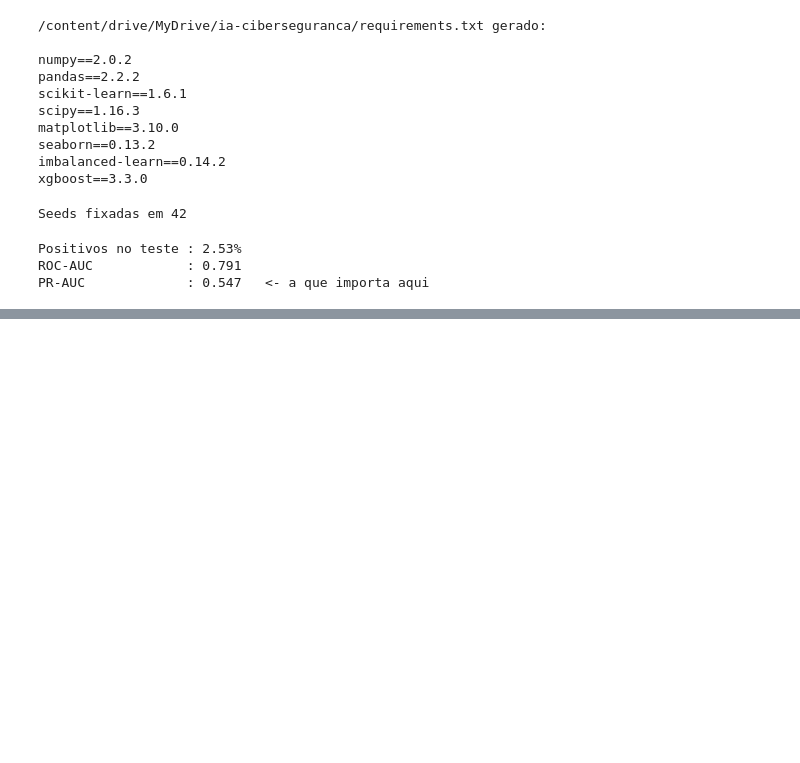
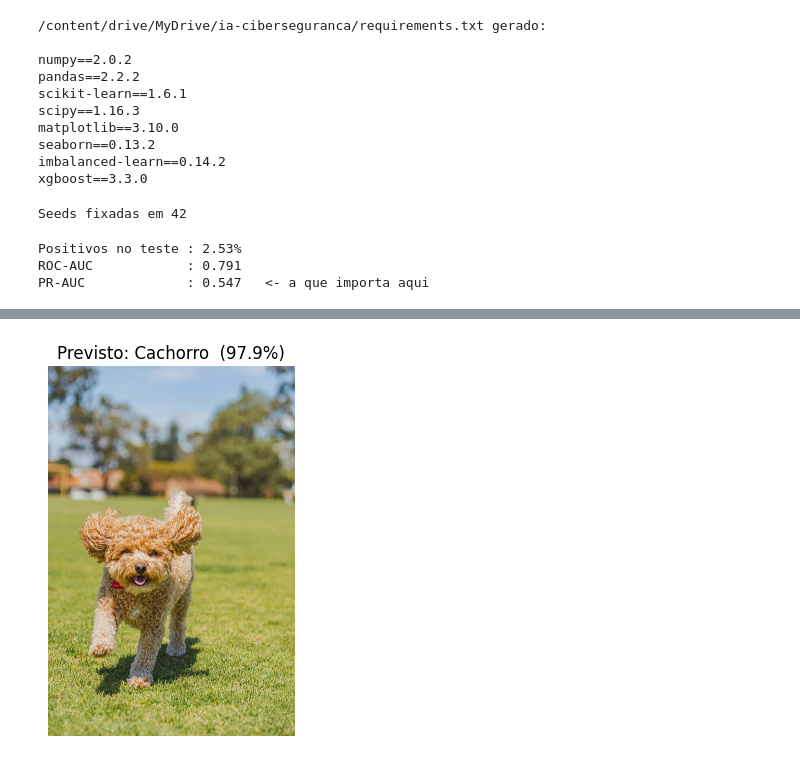
Before and after one commit to aaohl-lanlan/ia-ciberseguranca, a Jupyter notebook: ia_ciberseguranca.ipynb, the cells around one changed output, grey strips where cells are left out. Drawn from its saved outputs; the diff is of its cells as text; code cells hidden in the pictures; blank space fills up the shorter version.

```diff
--- a/ia_ciberseguranca.ipynb
+++ b/ia_ciberseguranca.ipynb
@@ -120,3 +120,14 @@ print(f'PR-AUC             : {average_precision_score(y_te, proba):.3f}   <- a q
 Positivos no teste : 2.53%
 ROC-AUC            : 0.791
 PR-AUC             : 0.547   <- a que importa aqui
+# %%
+from google.colab import drive
+drive.mount('/content/drive')
+
+from pathlib import Path
+PROJETO = Path('/content/drive/MyDrive/ia-ciberseguranca')
+(PROJETO / 'models').mkdir(parents=True, exist_ok=True)
+(PROJETO / 'data' / 'test').mkdir(parents=True, exist_ok=True)
+
+print('Coloque converted_keras.zip em:', PROJETO / 'models')
+print('Coloque as imagens de teste em: ', PROJETO / 'data' / 'test' / '<classe>')
@@ -122,0 +193,35 @@ PR-AUC             : 0.547   <- a que importa aqui
+# %%
+import numpy as np
+from PIL import Image, ImageOps
+
+try:
+    RESAMPLE = Image.Resampling.LANCZOS
+except AttributeError:
+    RESAMPLE = Image.LANCZOS
+
+def carregar_imagem(caminho, tamanho=224):
+    img = Image.open(caminho).convert('RGB')
+    img = ImageOps.fit(img, (tamanho, tamanho), RESAMPLE)
+    arr = np.asarray(img).astype(np.float32)
+    return (arr / 127.5) - 1.0            # normalização do Teachable Machine
+
+def prever(caminho):
+    x = carregar_imagem(caminho)[None, ...]
+    probs = model.predict(x, verbose=0)[0]
+    i = int(np.argmax(probs))
+    return class_names[i], float(probs[i]), probs
+# %%
+# Teste rápido com UMA imagem (aponte para um arquivo do seu data/test)
+import matplotlib.pyplot as plt
+
+exemplos = list((PROJETO / 'data' / 'test').rglob('*'))
+exemplos = [p for p in exemplos if p.suffix.lower() in {'.jpg', '.jpeg', '.png'}]
+assert exemplos, 'Coloque imagens em data/test/<classe>/ antes de rodar.'
+
+alvo = exemplos[2]
+classe, conf, _ = prever(alvo)
+plt.imshow(Image.open(alvo)); plt.axis('off')
+plt.title(f'Previsto: {classe}  ({conf:.1%})')
+plt.show()
+# %% [output]
+[figure, added]
```
Also changed, not shown: parts of 6 cells of this notebook.
